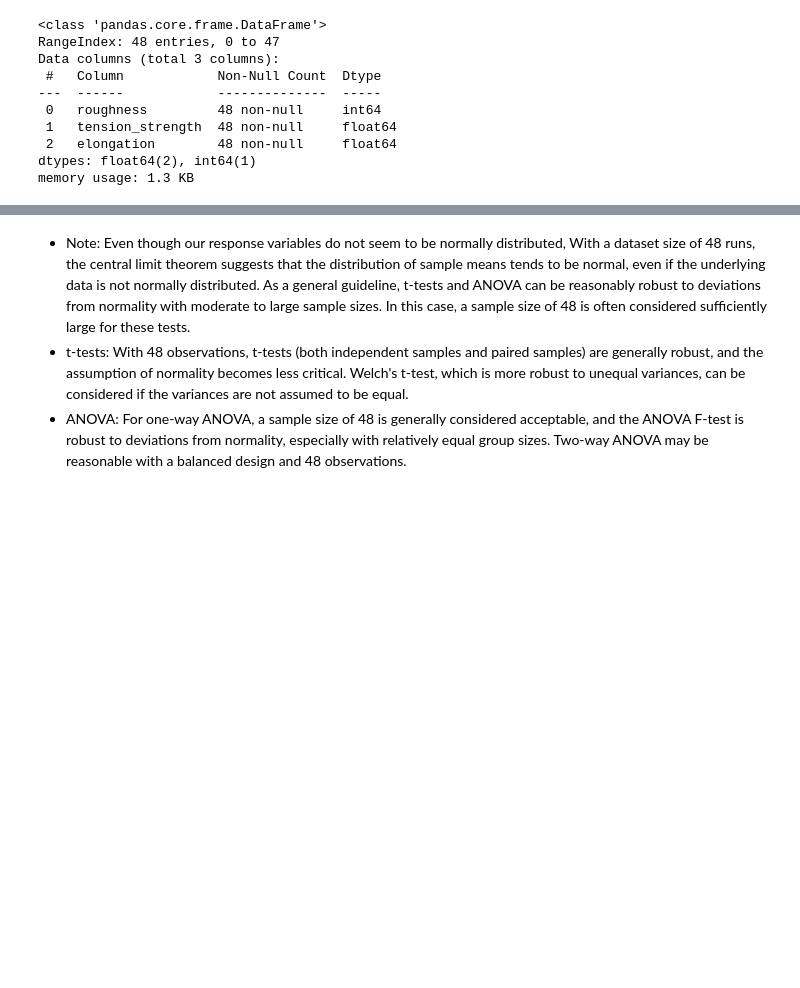
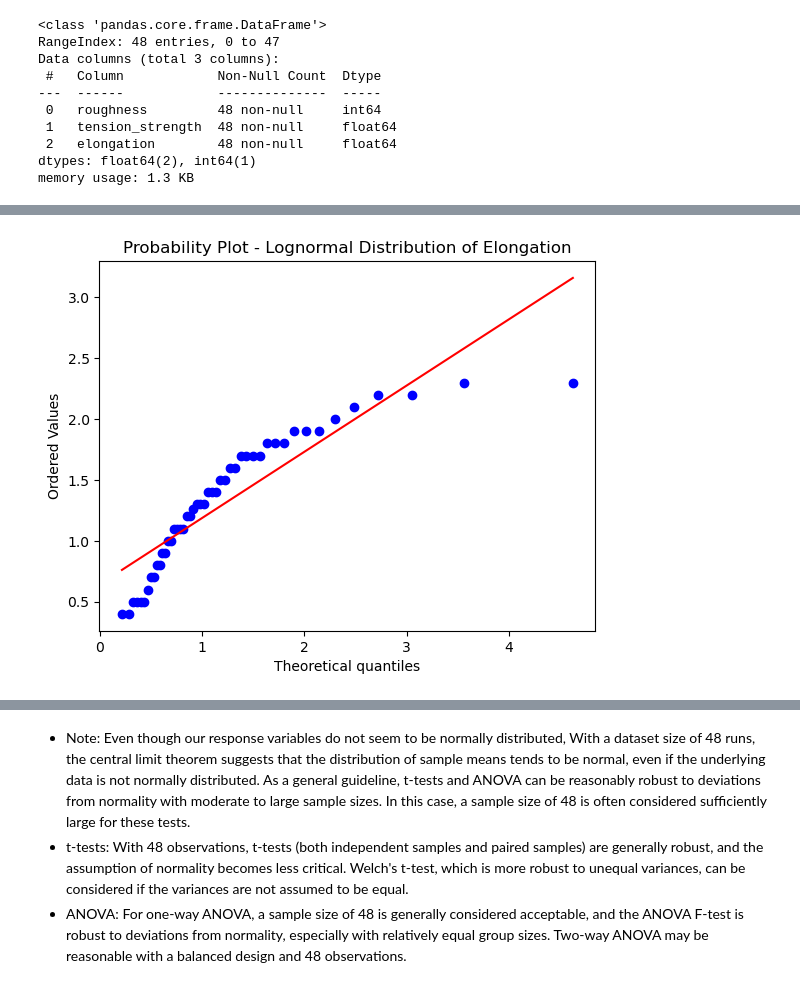
Before and after one commit to tapashreepradhan/semester-project-H02V8a, a Jupyter notebook: project.ipynb, the cells around one changed output, grey strips where cells are left out. Cells and saved outputs as stored; diff of their text form; code cells hidden in the pictures; blank space fills up the shorter version.

```diff
--- a/project.ipynb
+++ b/project.ipynb
@@ -136,0 +141,8 @@ The data for Elongation appears to be normally distributed (p-value=0.1550)
+# %%
+# Create a probability plot for lognormal distribution
+st.probplot(y_df['elongation'], dist="lognorm", sparams=(0.7,), plot=plt)
+plt.title("Probability Plot - Lognormal Distribution of Elongation")
+plt.savefig('./distribution-plots/elongation-lognormal.png')
+plt.show()
+# %% [output]
+[figure, added]
```
Also changed, not shown: parts of 46 cells of this notebook, 21 other files.
